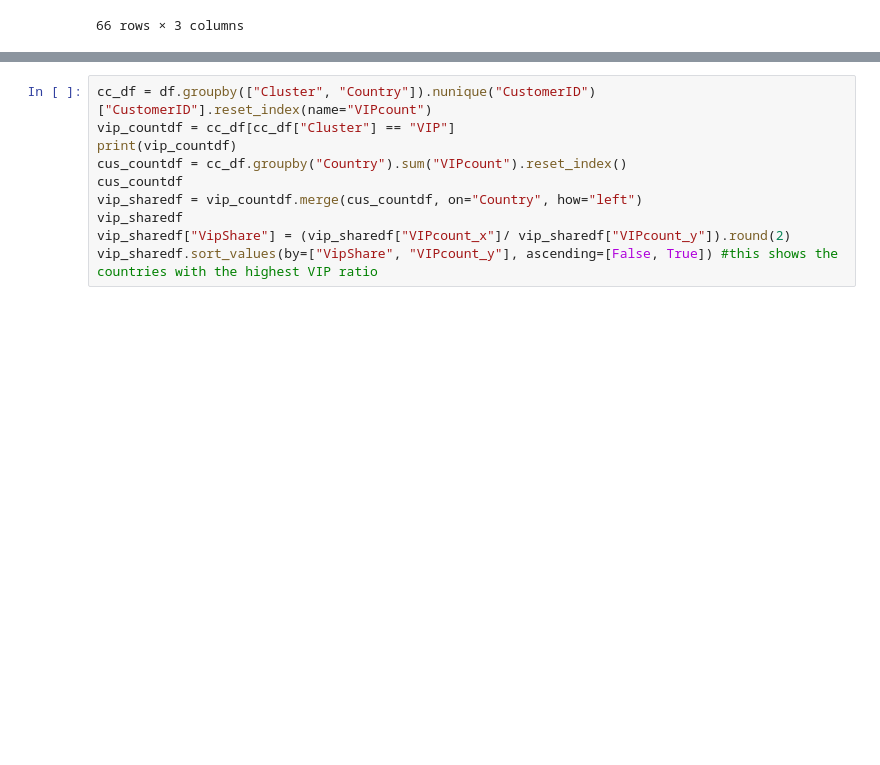
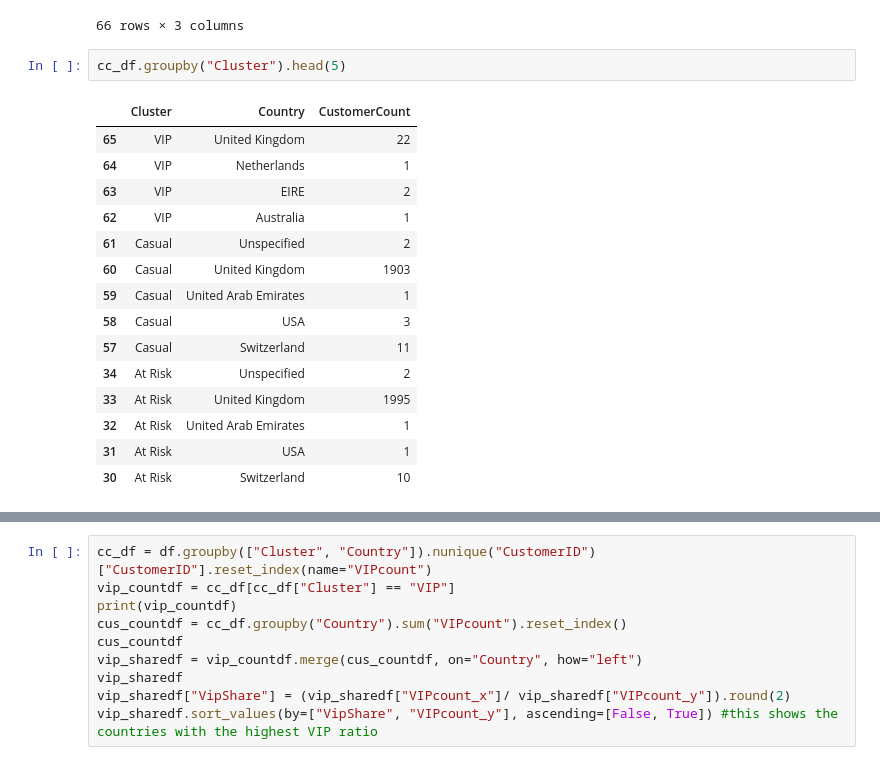
Before and after one commit to Azizbek-Abdulla/online-retail-customer-behaviour, a Jupyter notebook: online_retail_customer.ipynb, the cells around one changed output, grey strips where cells are left out. Drawn from its saved outputs; the diff is of its cells as text; blank space fills up the shorter version.

```diff
--- a/online_retail_customer.ipynb
+++ b/online_retail_customer.ipynb
@@ -306,6 +295,24 @@ cc_df
 | 1 | At Risk | Austria | 6 |
 | 0 | At Risk | Australia | 7 |
 66 rows × 3 columns
+# %%
+cc_df.groupby("Cluster").head(5)
+# %% [output]
+|  | Cluster | Country | CustomerCount |
+| 65 | VIP | United Kingdom | 22 |
+| 64 | VIP | Netherlands | 1 |
+| 63 | VIP | EIRE | 2 |
+| 62 | VIP | Australia | 1 |
+| 61 | Casual | Unspecified | 2 |
+| 60 | Casual | United Kingdom | 1903 |
+| 59 | Casual | United Arab Emirates | 1 |
+| 58 | Casual | USA | 3 |
+| 57 | Casual | Switzerland | 11 |
+| 34 | At Risk | Unspecified | 2 |
+| 33 | At Risk | United Kingdom | 1995 |
+| 32 | At Risk | United Arab Emirates | 1 |
+| 31 | At Risk | USA | 1 |
+| 30 | At Risk | Switzerland | 10 |
 # %%
 cctop5_df = cc_df.sort_values(["Cluster", "CustomerCount"], ascending=[False, False]).groupby("Cluster").head(5)
 print(cctop5_df)
```
Also changed, not shown: parts of 8 cells of this notebook.
